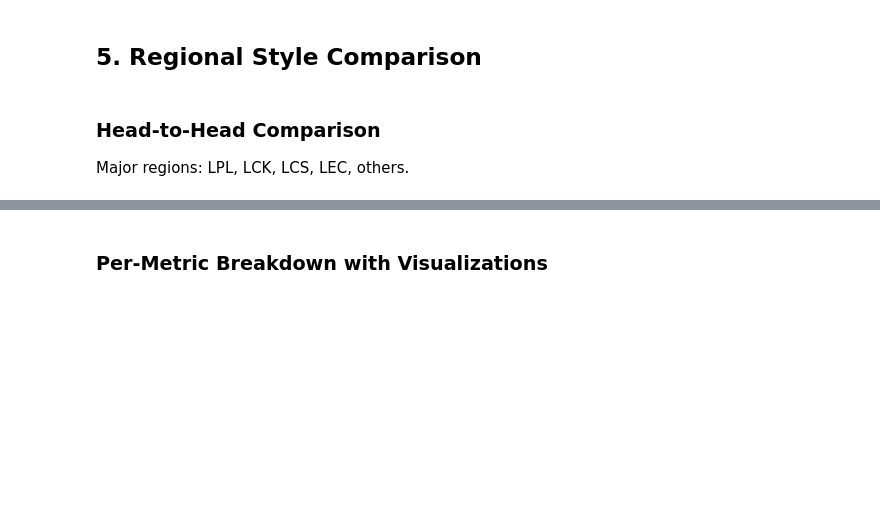
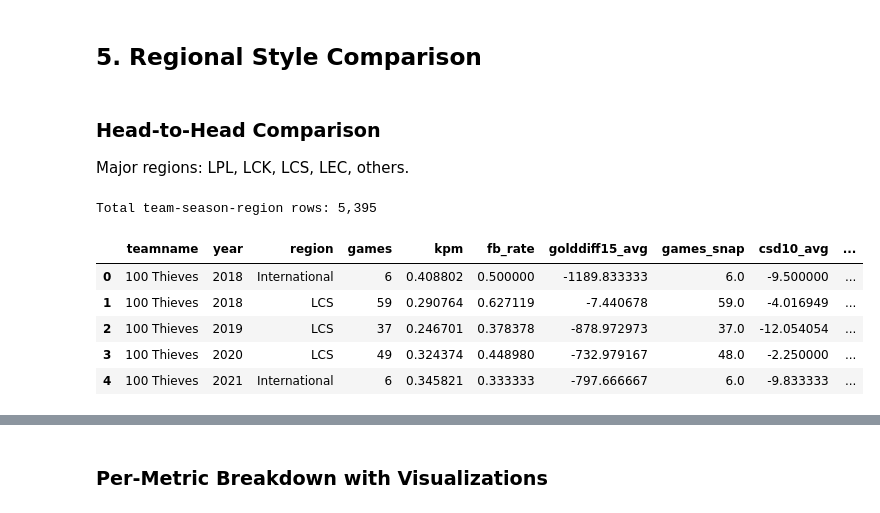
Before and after one commit to LUNARKN1GHT/lol_esports, a Jupyter notebook: lol_esports.ipynb, the cells around one changed output, grey strips where cells are left out. Drawn from its saved outputs; the diff is of its cells as text; code cells hidden in the pictures; blank space fills up the shorter version.

```diff
--- a/lol_esports.ipynb
+++ b/lol_esports.ipynb
@@ -917,3 +924,15 @@ LPL                1.883       0.683        0.698              0.504
 ### Head-to-Head Comparison
 
 Major regions: LPL, LCK, LCS, LEC, others.
+# %%
+playstyle = build_playstyle_table(df)
+print(f"Total team-season-region rows: {len(playstyle):,}")
+playstyle.head()
+# %% [output]
+Total team-season-region rows: 5,395
+|  | teamname | year | region | games | kpm | fb_rate | golddiff15_avg | games_snap | csd10_avg | ... |
+| 0 | 100 Thieves | 2018 | International | 6 | 0.408802 | 0.500000 | -1189.833333 | 6.0 | -9.500000 | ... |
+| 1 | 100 Thieves | 2018 | LCS | 59 | 0.290764 | 0.627119 | -7.440678 | 59.0 | -4.016949 | ... |
+| 2 | 100 Thieves | 2019 | LCS | 37 | 0.246701 | 0.378378 | -878.972973 | 37.0 | -12.054054 | ... |
+| 3 | 100 Thieves | 2020 | LCS | 49 | 0.324374 | 0.448980 | -732.979167 | 48.0 | -2.250000 | ... |
+| 4 | 100 Thieves | 2021 | International | 6 | 0.345821 | 0.333333 | -797.666667 | 6.0 | -9.833333 | ... |
```
Also changed, not shown: parts of 5 cells of this notebook, 1 other file.
